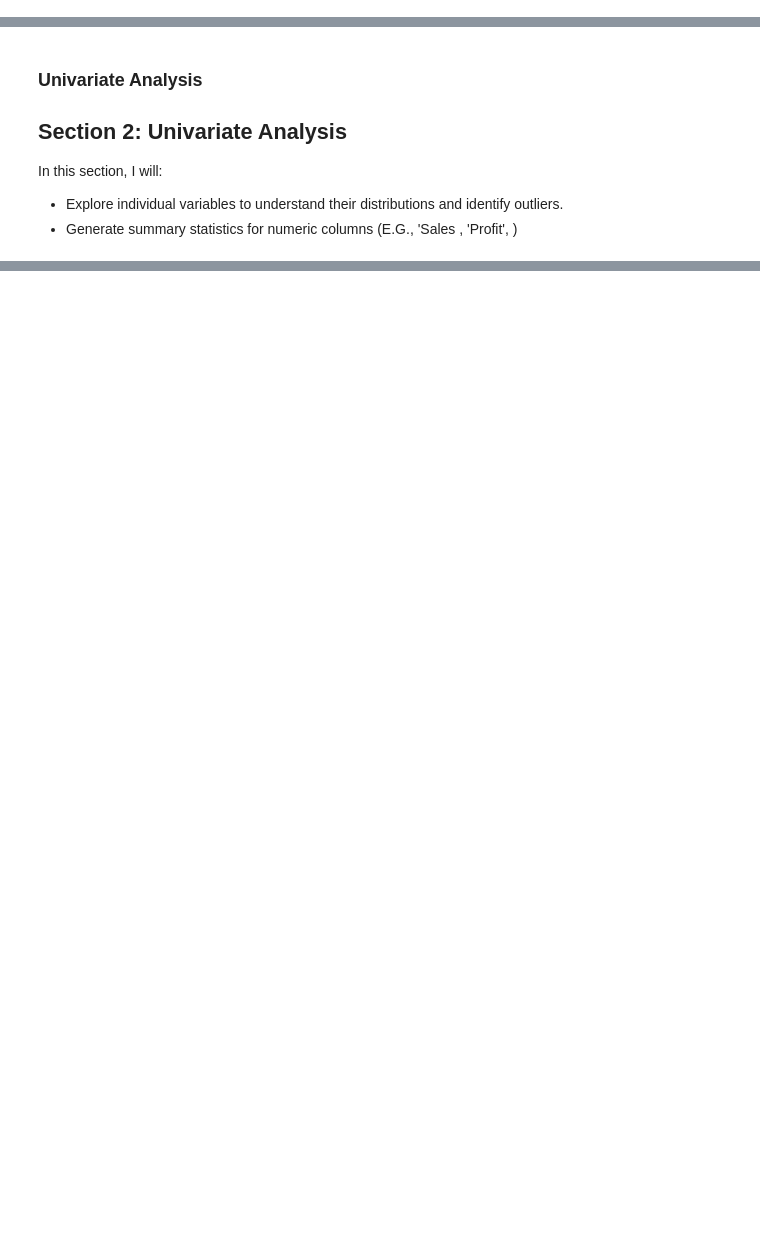
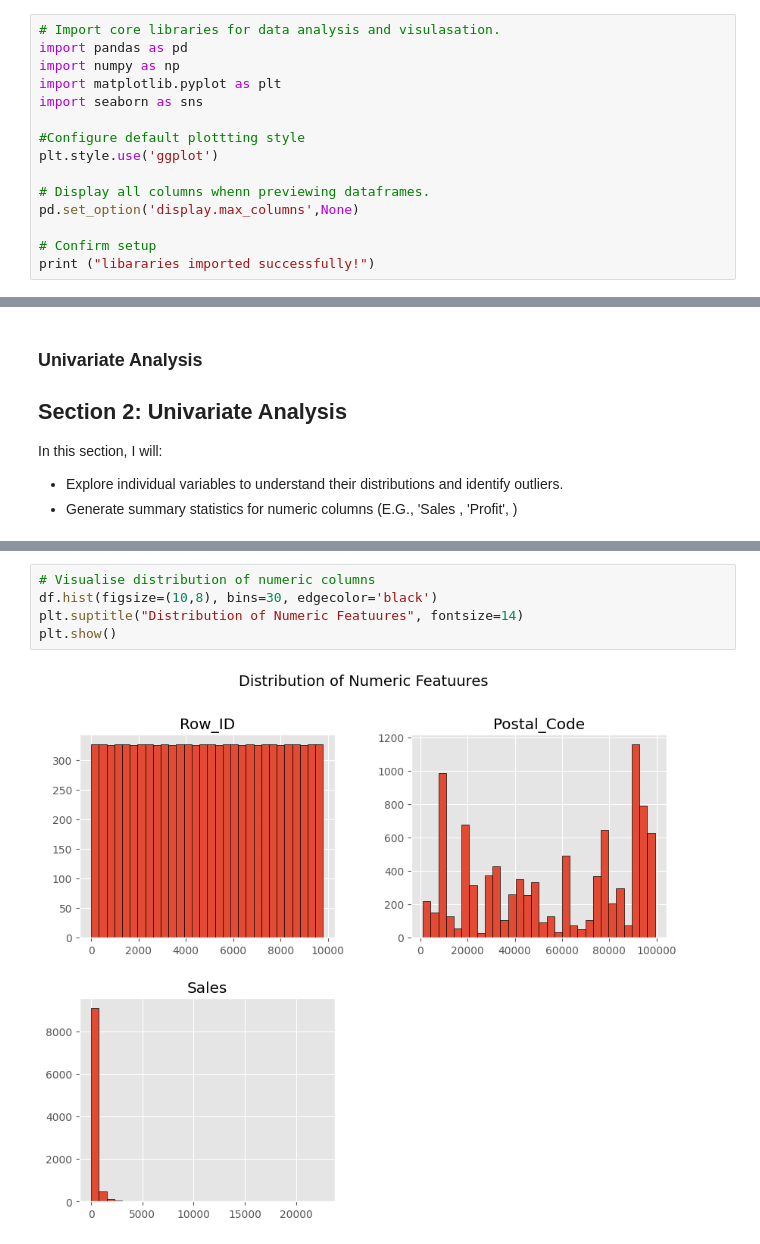
Before and after one commit to ifrahm230/retail-sales-analytics-capstone, a Jupyter notebook: jupyter_notebooks/03_EDA_Viz.ipynb, the cells around one changed output, grey strips where cells are left out. Drawn from its saved outputs; the diff is of its cells as text; blank space fills up the shorter version.

Commit message:
completed EDA section with visualisation and insights

```diff
--- a/jupyter_notebooks/03_EDA_Viz.ipynb
+++ b/jupyter_notebooks/03_EDA_Viz.ipynb
@@ -66,3 +66,18 @@ df.head()
 | 2 | 3 | CA-2017-138688 | 2017-12-06 | NaN | Second Class | DV-13045 | Darrin Van Huff | Corporate | United States | ... |
 | 3 | 4 | US-2016-108966 | 2016-11-10 | NaN | Standard Class | SO-20335 | Sean O'Donnell | Consumer | United States | ... |
 | 4 | 5 | US-2016-108966 | 2016-11-10 | NaN | Standard Class | SO-20335 | Sean O'Donnell | Consumer | United States | ... |
+# %%
+# Import core libraries for data analysis and visulasation.
+import pandas as pd
+import numpy as np
+import matplotlib.pyplot as plt
+import seaborn as sns
+
+#Configure default plottting style
+plt.style.use('ggplot')
+
+# Display all columns whenn previewing dataframes.
+pd.set_option('display.max_columns',None)
+
+# Confirm setup
+print ("libararies imported successfully!")
@@ -76,0 +130,7 @@ In this section, I will:
+# %%
+# Visualise distribution of numeric columns
+df.hist(figsize=(10,8), bins=30, edgecolor='black')
+plt.suptitle("Distribution of Numeric Featuures", fontsize=14)
+plt.show()
+# %% [output]
+[figure, added]
```
Also changed, not shown: parts of 15 cells of this notebook, 3 other files.
